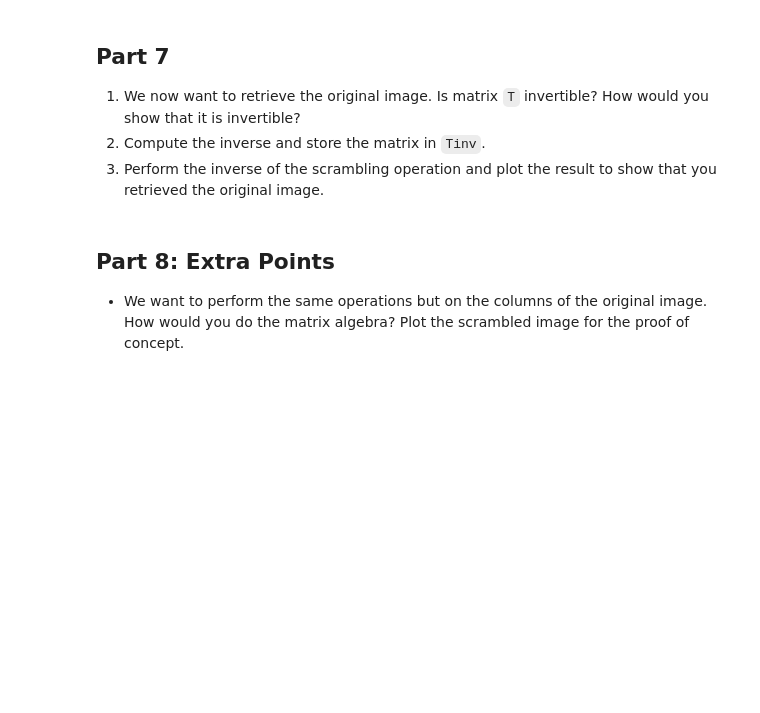
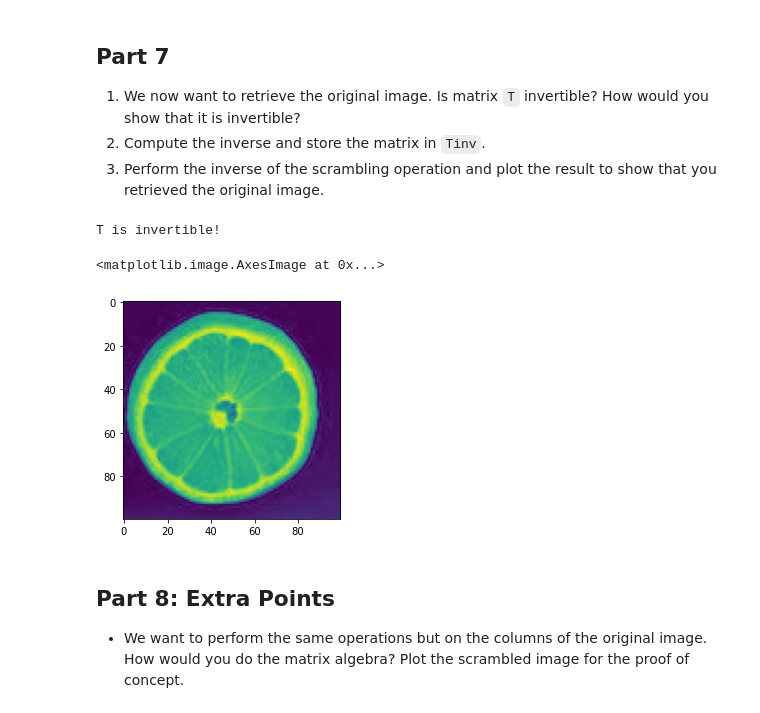
Before and after one commit to rasmusvedel/550-pattern_recognition, a Jupyter notebook: HW1/Assignements/HW1/HW1.ipynb, the cells around one changed output. Saved outputs shown, nothing was run; the diff lists cells and outputs as text; code cells hidden in the pictures; blank space fills up the shorter version.

```diff
--- a/HW1/Assignements/HW1/HW1.ipynb
+++ b/HW1/Assignements/HW1/HW1.ipynb
@@ -175,11 +175,23 @@ plt.imshow(transformed_image)
 3. Perform the inverse of the scrambling operation and plot the result to show that you retrieved the original image.
 # %%
 ## 1
+# T is invertible if det(T) is not 0, we can do this check easily with numpy
+determinant = np.linalg.det(T)
 
+if determinant != 0:
+    print("T is invertible!")
+else:
+    raise Exception("T is not invertible and we can therefore not continue")
 
 ## 2
+Tinv = np.linalg.inv(T)
 
 ## 3
+plt.imshow(Tinv@transformed_image)
+# %% [output]
+T is invertible!
+<matplotlib.image.AxesImage at 0x...>
+[figure, added]
 # %% [markdown]
 ## Part 8: Extra Points
 
```
Also changed, not shown: parts of 3 cells of this notebook.
